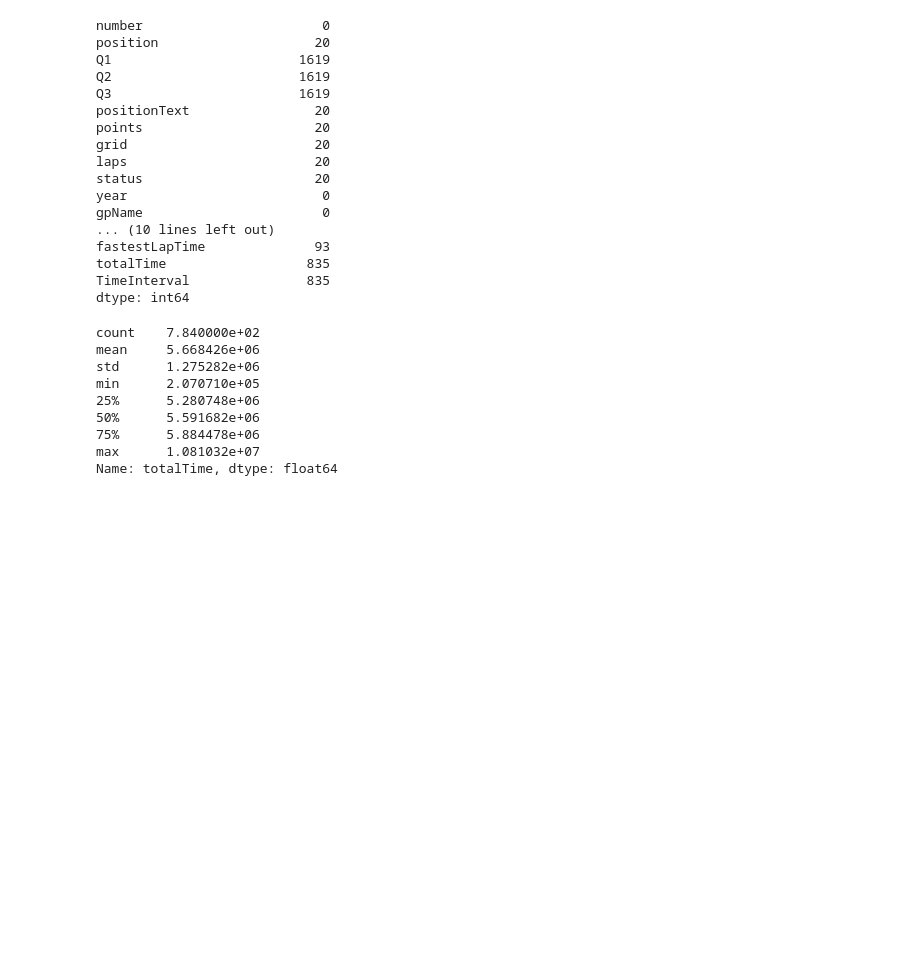
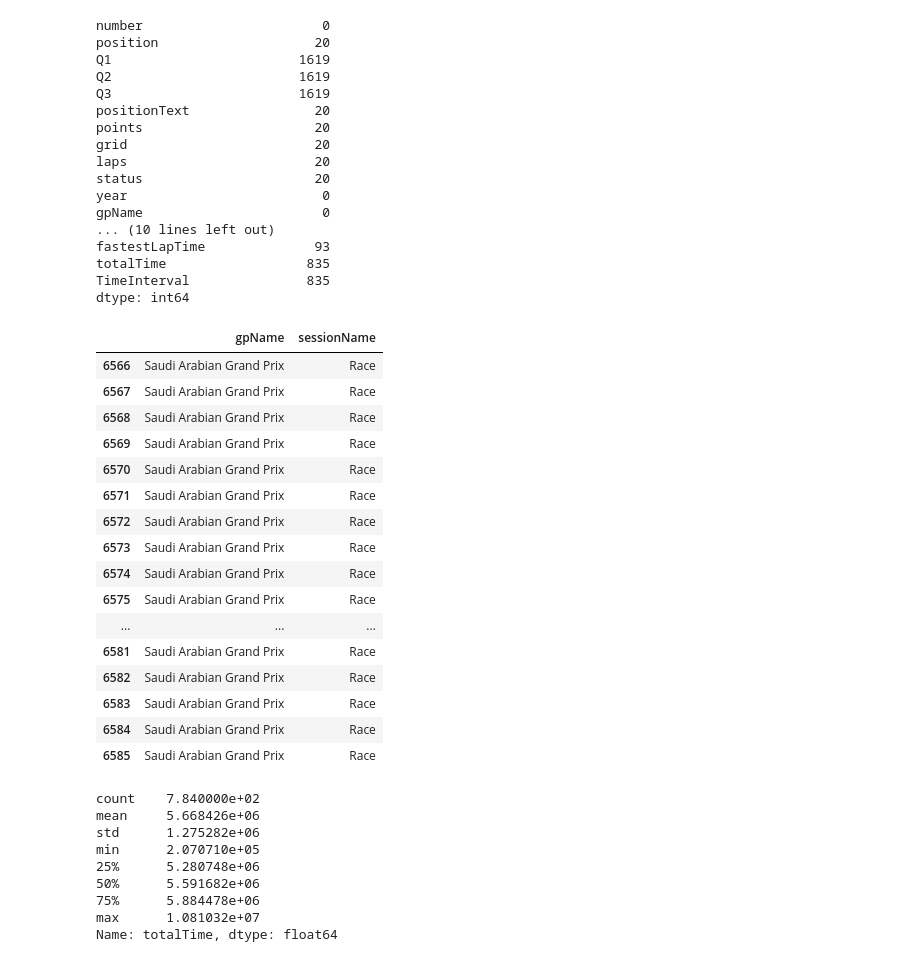
Before and after one commit to benptr/F1_ML_Prediction, a Jupyter notebook: ProjetF1_notebook/Data_viz_pred.ipynb, the cells around one changed output. Saved outputs shown, nothing was run; the diff lists cells and outputs as text; code cells hidden in the pictures; blank space fills up the shorter version.

```diff
--- a/ProjetF1_notebook/Data_viz_pred.ipynb
+++ b/ProjetF1_notebook/Data_viz_pred.ipynb
@@ -102,6 +81,26 @@ fastestLapTime              93
 totalTime                  835
 TimeInterval               835
 dtype: int64
+# %%
+data[data['position'].isna()][['gpName','sessionName']]
+# %% [output]
+|  | gpName | sessionName |
+| 6566 | Saudi Arabian Grand Prix | Race |
+| 6567 | Saudi Arabian Grand Prix | Race |
+| 6568 | Saudi Arabian Grand Prix | Race |
+| 6569 | Saudi Arabian Grand Prix | Race |
+| 6570 | Saudi Arabian Grand Prix | Race |
+| 6571 | Saudi Arabian Grand Prix | Race |
+| 6572 | Saudi Arabian Grand Prix | Race |
+| 6573 | Saudi Arabian Grand Prix | Race |
+| 6574 | Saudi Arabian Grand Prix | Race |
+| 6575 | Saudi Arabian Grand Prix | Race |
+| ... | ... | ... |
+| 6581 | Saudi Arabian Grand Prix | Race |
+| 6582 | Saudi Arabian Grand Prix | Race |
+| 6583 | Saudi Arabian Grand Prix | Race |
+| 6584 | Saudi Arabian Grand Prix | Race |
+| 6585 | Saudi Arabian Grand Prix | Race |
 # %%
 df_race = df_race.drop(['Q1','Q2','Q3'], axis=1)
 # %%
```
Also changed, not shown: parts of 50 cells of this notebook, 2 other files.
